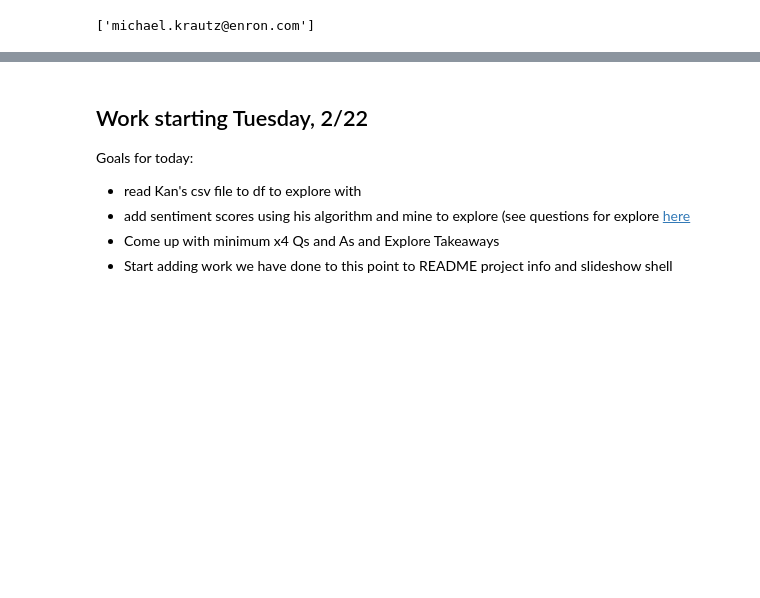
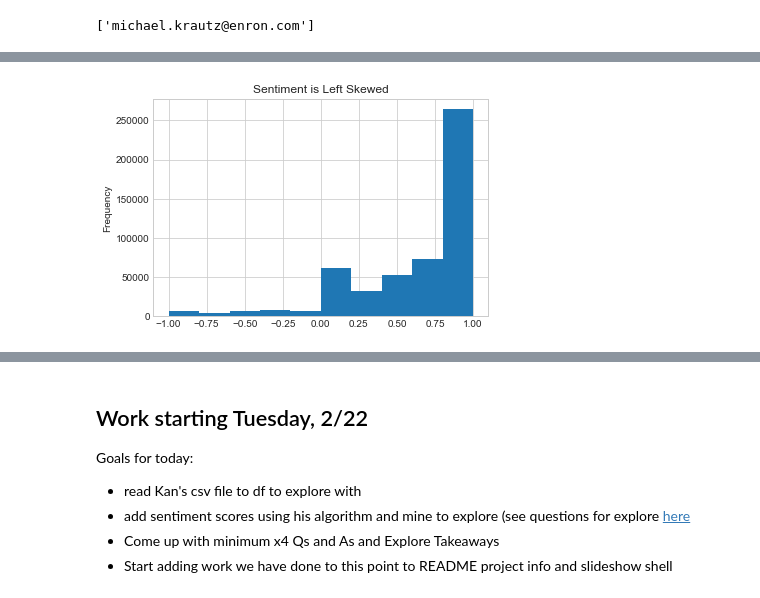
Before and after one commit to Enron-Discussion-NLP/Capstone, a Jupyter notebook: 00_Stephanie/stephanie_working-notebook.ipynb, the cells around one changed output, grey strips where cells are left out. Drawn from its saved outputs; the diff is of its cells as text; code cells hidden in the pictures; blank space fills up the shorter version.

Commit message:
exploring scores and trying to add in topic modeling

```diff
--- a/00_Stephanie/stephanie_working-notebook.ipynb
+++ b/00_Stephanie/stephanie_working-notebook.ipynb
@@ -361,0 +465,7 @@ sns.relplot(data = df2, x = 'polarity', y = 'subjectivity', hue = 'poi', col = '
+# %%
+# 4. what are the distributions of the different sentiment scores?
+df2.sentiment.plot.hist()
+plt.title('Sentiment is Left Skewed')
+plt.show()
+# %% [output]
+[figure, added]
```
Also changed, not shown: parts of 59 cells of this notebook.
